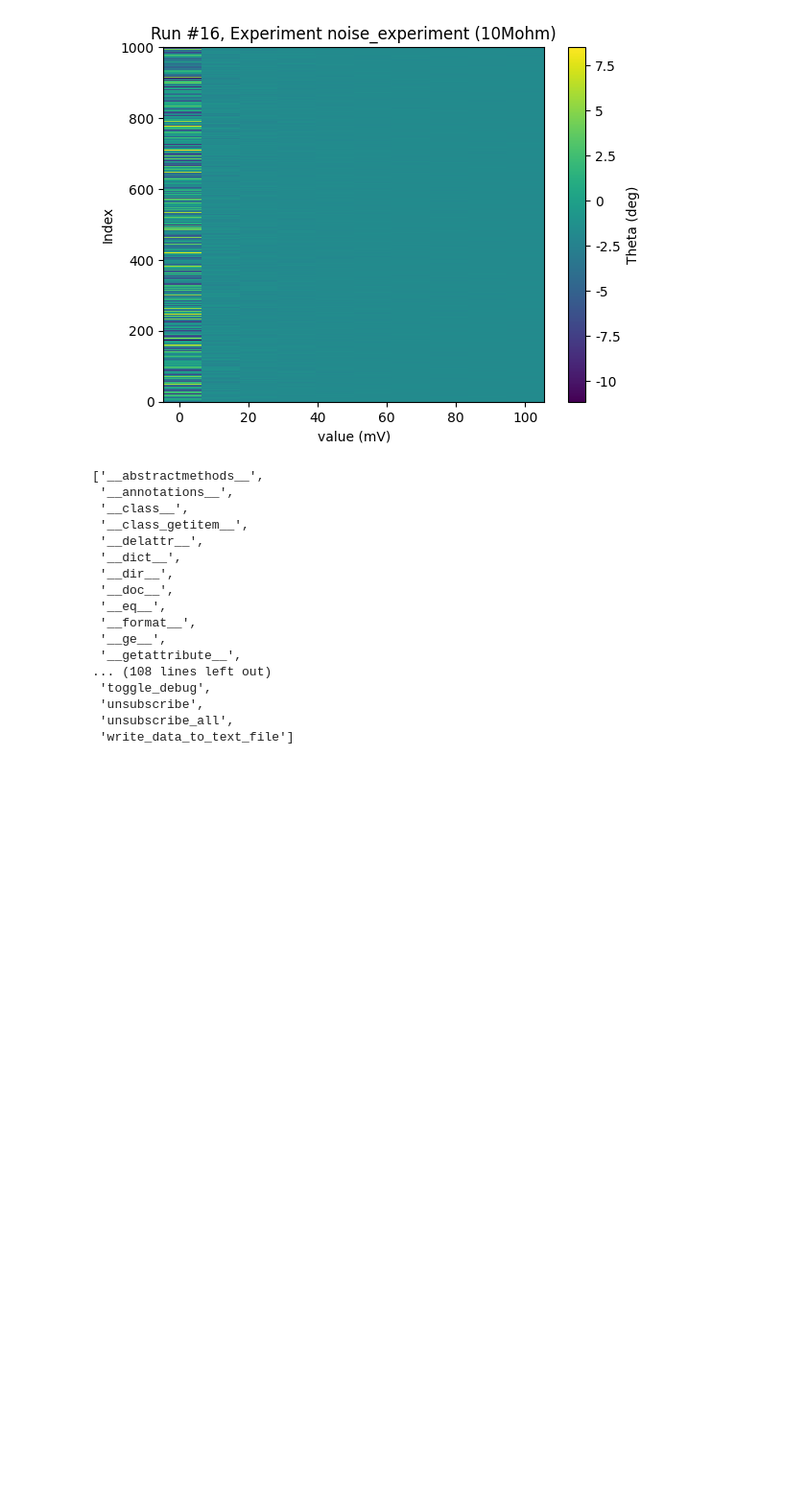
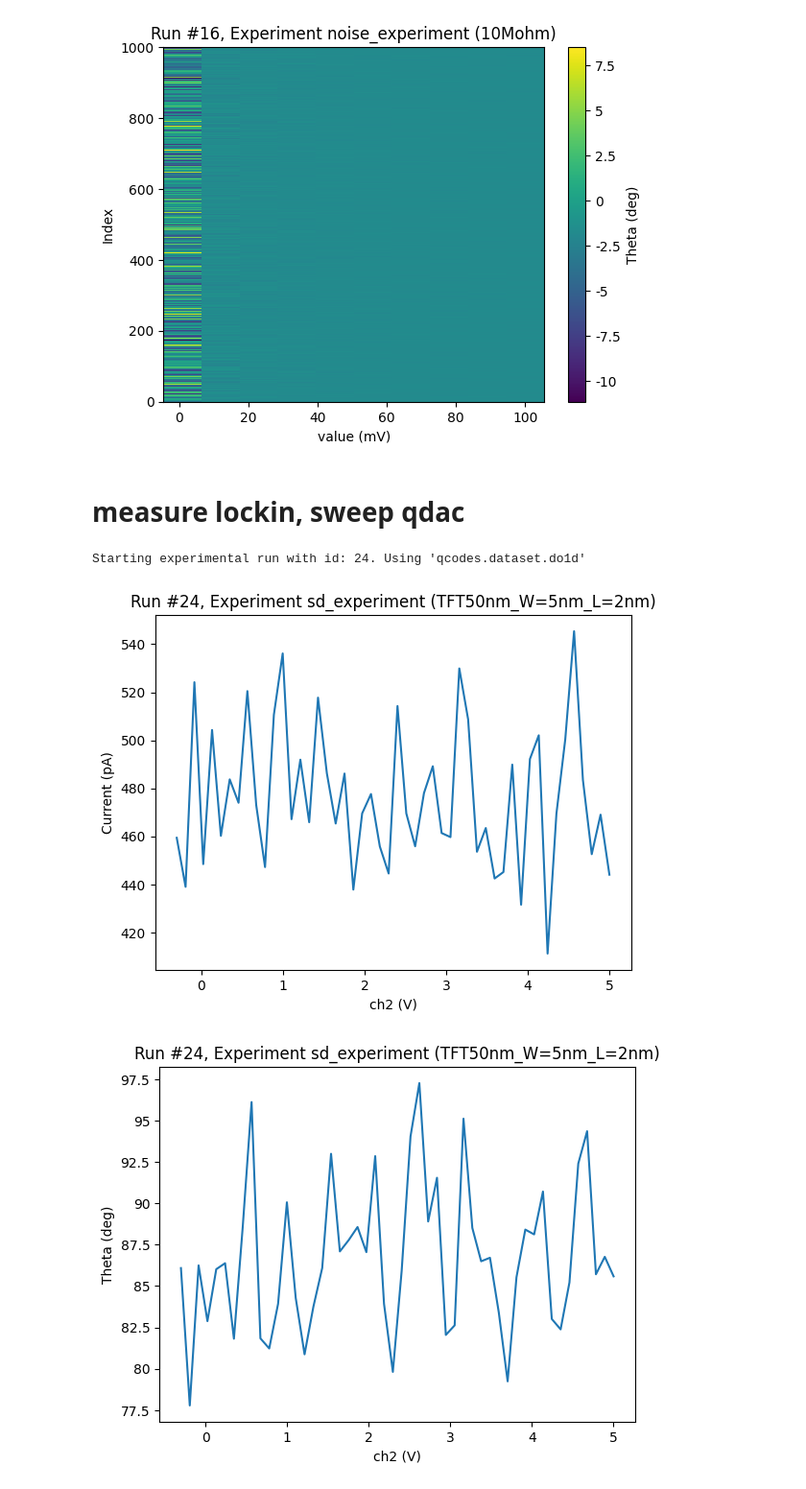
Before and after one commit to 44hsiang/SET, a Jupyter notebook: lockin_dc_ac.ipynb, the cells around one changed output. Shown at 96% size. Cells and saved outputs as stored; diff of their text form; code cells hidden in the pictures; blank space fills up the shorter version.

```diff
--- a/lockin_dc_ac.ipynb
+++ b/lockin_dc_ac.ipynb
@@ -101,23 +150,3 @@ ds, axes,cbs = do2d(
 Starting experimental run with id: 16. Using 'qcodes.dataset.do2d'
 [figure]
 [figure]
-# %%
-dir(ds)
-# %% [output]
-['__abstractmethods__',
- '__annotations__',
- '__class__',
- '__class_getitem__',
- '__delattr__',
- '__dict__',
- '__dir__',
- '__doc__',
- '__eq__',
- '__format__',
- '__ge__',
- '__getattribute__',
-... (108 lines left out)
- 'toggle_debug',
- 'unsubscribe',
- 'unsubscribe_all',
- 'write_data_to_text_file']
@@ -125,0 +153,26 @@ ds.to_pandas_dataframe().to_csv('noise_sweep.csv')
+# %% [markdown]
+# measure lockin, sweep qdac
+# %%
+# lockin setting
+lockin_dc = 0
+lockin_ac = 0.001
+basic_mfli_setup(lockin, V_exc=lockin_ac, Voffset=lockin_dc, frequency=1000)
+
+# experiment setting
+volt_start= -0.3
+volt_stop = 5
+interval_time = 0.3
+steps = 50
+do1d(
+    dac.ch02.dc_constant_V,
+    volt_start, volt_stop, steps, interval_time,
+    lockin_current, lockin_theta,device_resistance,
+    measurement_name=f'gate -0.3 to 5',
+    do_plot=True,
+    show_progress=True)
+dac.ch02.dc_constant_V(0)
+dac.reset()
+# %% [output]
+Starting experimental run with id: 24. Using 'qcodes.dataset.do1d'
+[figure, added]
+[figure, added]
```
Also changed, not shown: parts of 14 cells of this notebook, 3 other files.
